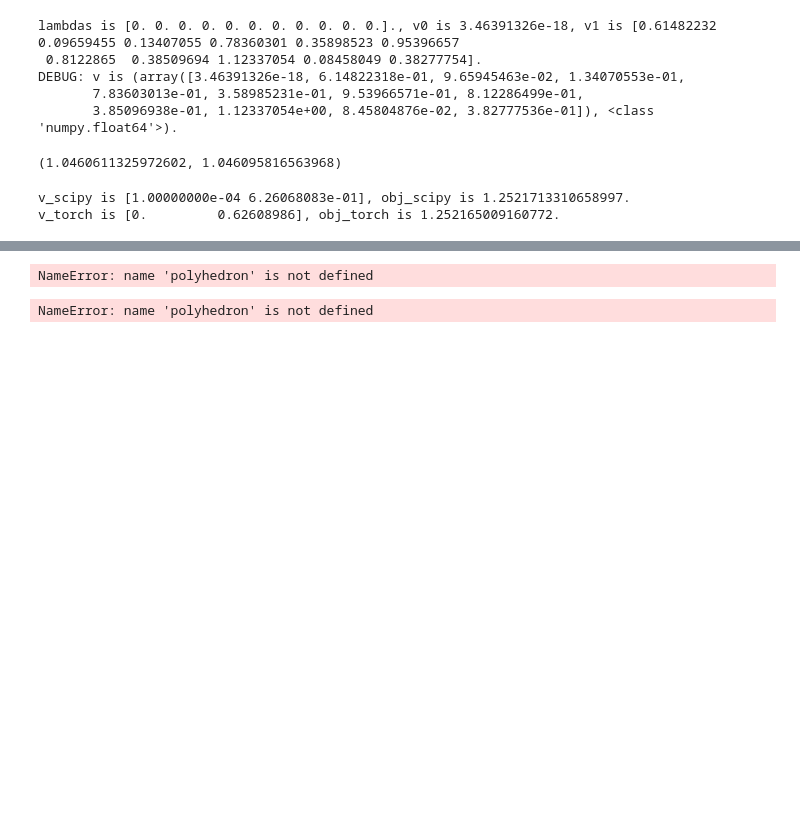
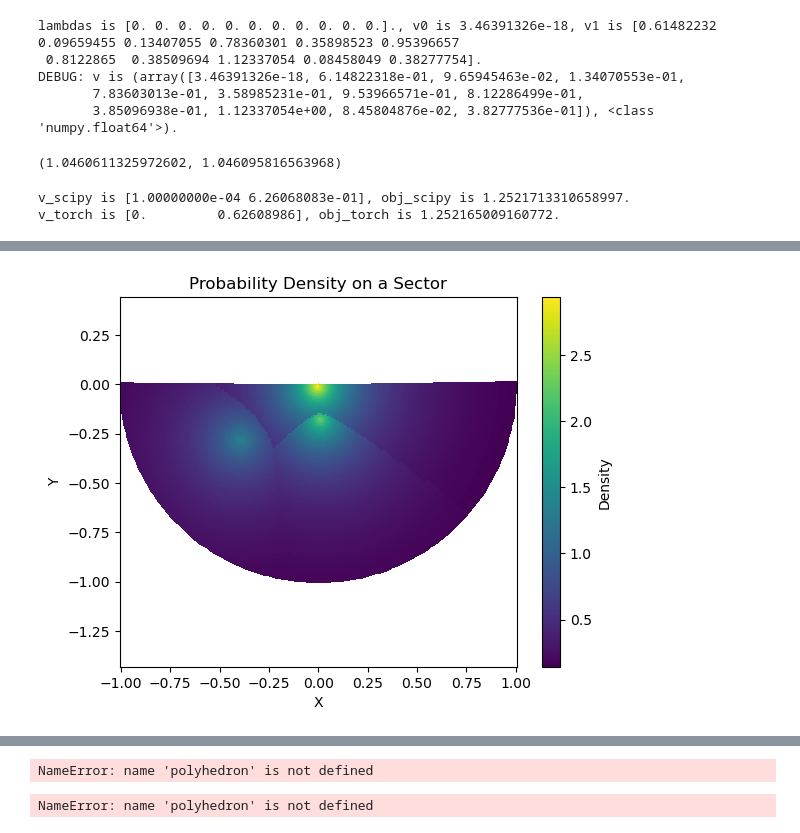
Before and after one commit to TongQM/HCTpartition, a Jupyter notebook: last-mile-optimal-n-parition/LMoptimal-n-partition_sandbox.ipynb, the cells around one changed output, grey strips where cells are left out. Drawn from its saved outputs; the diff is of its cells as text; code cells hidden in the pictures; blank space fills up the shorter version.

```diff
--- a/last-mile-optimal-n-parition/LMoptimal-n-partition_sandbox.ipynb
+++ b/last-mile-optimal-n-parition/LMoptimal-n-partition_sandbox.ipynb
@@ -772,3 +766,48 @@ optimal_ftilde
+# %%
+import numpy as np
+import torch
+import matplotlib.pyplot as plt
+
+def plot_sector_density(radius, radian_range, density_function):
+    """
+    Visualizes the probability density supported on a sector with given radius and radian range.
+
+    Parameters:
+    - radius: the radius of the sector
+    - radian_range: a tuple (start_radian, end_radian) indicating the range of the sector
+    - density_function: a function that takes an n by 2 ndarray as arguments;
+      for each row in the ndarray, the first element is the radius, and the second is the radian
+    """
+    # Create a grid of points
+    r = np.linspace(0, radius, 100)
+    theta = np.linspace(radian_range[0], radian_range[1], 100)
+    R, Theta = np.meshgrid(r, theta)
+
+    # Flatten the R and Theta arrays and stack them as n by 2 ndarray where each row is [radius, radian]
+    points_narray = np.column_stack((R.ravel(), Theta.ravel()))
+    points_narray = torch.from_numpy(points_narray)
+    points_narray = torch.tensor(points_narray, device='cuda')
+
+    # Compute the density for each point
+    Z = density_function(points_narray).reshape(R.shape)
+    Z = Z.cpu().numpy()
+
+    # Transform the polar coordinates to Cartesian for the plot
+    X, Y = R * np.cos(Theta), R * np.sin(Theta)
+
+    # Plot the density
+    plt.figure()
+    plt.pcolormesh(X, Y, Z, shading='auto')
+    plt.colorbar(label='Density')
+    plt.xlabel('X')
+    plt.ylabel('Y')
+    plt.axis('equal')  # Ensure the aspect ratio is equal to show the sector correctly
+    plt.title('Probability Density on a Sector')
+    plt.show()
+
+plot_sector_density(region.radius, thetarange, optimal_ftilde)
+# %% [output]
+[figure, added]
 # %%
 polyhedron, lambdas_bar, vtilde = optimal_ftilde # When optimization fails, this is the output
 # %% [output]
```
Also changed, not shown: parts of 6 cells of this notebook, 14 other files.
